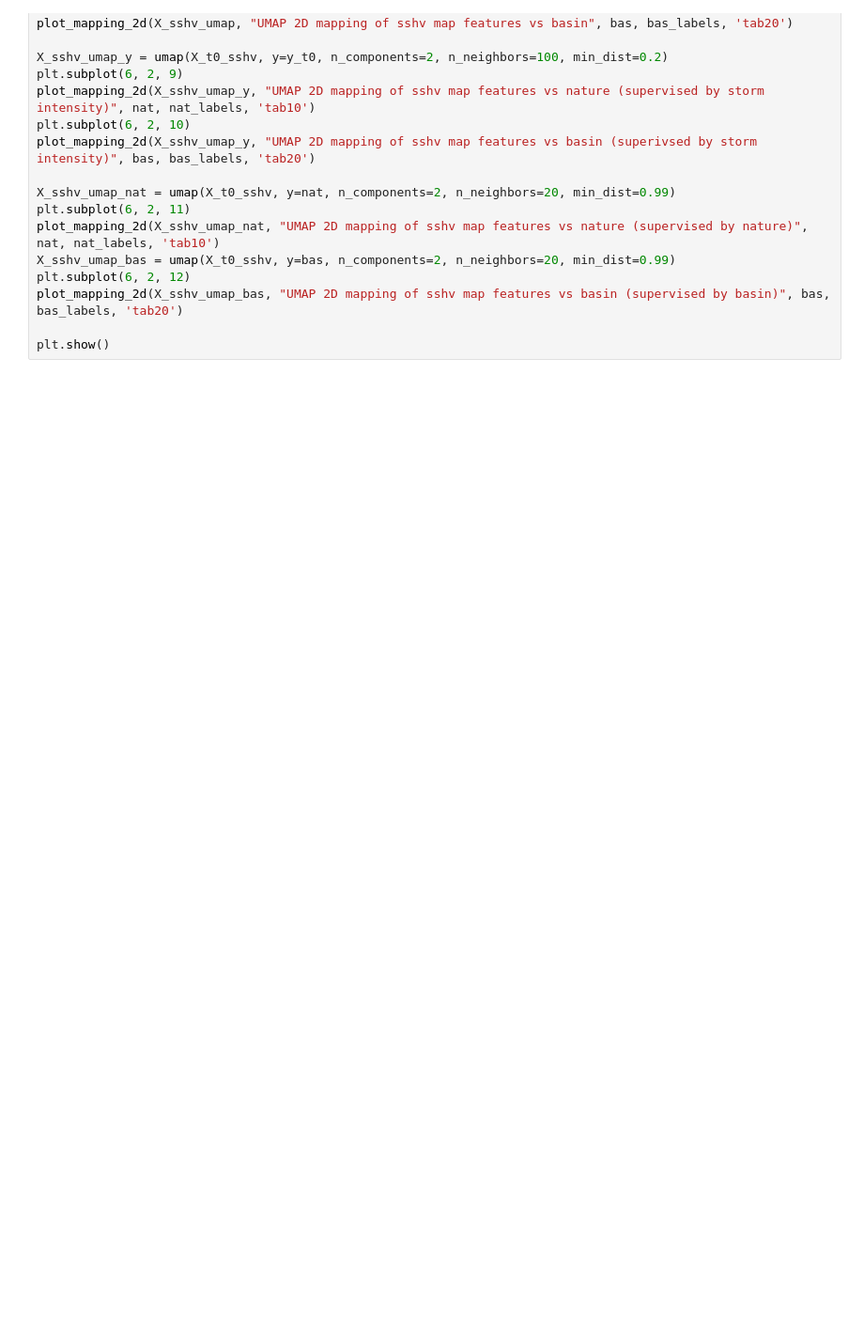
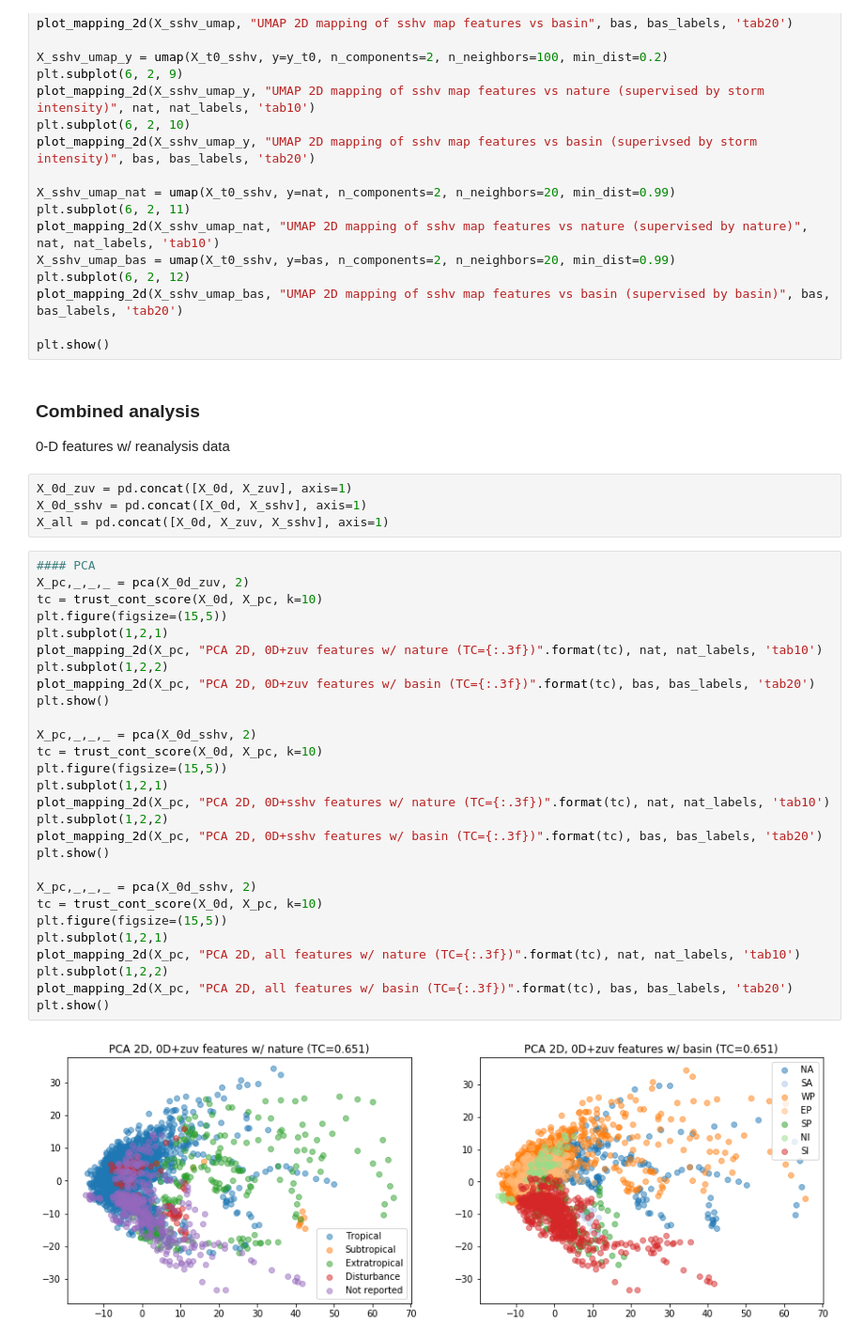
Before and after one commit to bgroenks96/csci-5622-project, a Jupyter notebook: storm_forecast/dr_experiments.ipynb, the cells around one changed output. Shown at 94% size. Cells and saved outputs as stored; diff of their text form; blank space fills up the shorter version.

```diff
--- a/storm_forecast/dr_experiments.ipynb
+++ b/storm_forecast/dr_experiments.ipynb
@@ -571,3 +572,41 @@ plt.subplot(6, 2, 12)
 plot_mapping_2d(X_sshv_umap_bas, "UMAP 2D mapping of sshv map features vs basin (supervised by basin)", bas, bas_labels, 'tab20')
 
 plt.show()
+# %% [markdown]
+### Combined analysis
+
+0-D features w/ reanalysis data
+# %%
+X_0d_zuv = pd.concat([X_0d, X_zuv], axis=1)
+X_0d_sshv = pd.concat([X_0d, X_sshv], axis=1)
+X_all = pd.concat([X_0d, X_zuv, X_sshv], axis=1)
+# %%
+#### PCA
+X_pc,_,_,_ = pca(X_0d_zuv, 2)
+tc = trust_cont_score(X_0d, X_pc, k=10)
+plt.figure(figsize=(15,5))
+plt.subplot(1,2,1)
+plot_mapping_2d(X_pc, "PCA 2D, 0D+zuv features w/ nature (TC={:.3f})".format(tc), nat, nat_labels, 'tab10')
+plt.subplot(1,2,2)
+plot_mapping_2d(X_pc, "PCA 2D, 0D+zuv features w/ basin (TC={:.3f})".format(tc), bas, bas_labels, 'tab20')
+plt.show()
+
+X_pc,_,_,_ = pca(X_0d_sshv, 2)
+tc = trust_cont_score(X_0d, X_pc, k=10)
+plt.figure(figsize=(15,5))
+plt.subplot(1,2,1)
+plot_mapping_2d(X_pc, "PCA 2D, 0D+sshv features w/ nature (TC={:.3f})".format(tc), nat, nat_labels, 'tab10')
+plt.subplot(1,2,2)
+plot_mapping_2d(X_pc, "PCA 2D, 0D+sshv features w/ basin (TC={:.3f})".format(tc), bas, bas_labels, 'tab20')
+plt.show()
+
+X_pc,_,_,_ = pca(X_0d_sshv, 2)
+tc = trust_cont_score(X_0d, X_pc, k=10)
+plt.figure(figsize=(15,5))
+plt.subplot(1,2,1)
+plot_mapping_2d(X_pc, "PCA 2D, all features w/ nature (TC={:.3f})".format(tc), nat, nat_labels, 'tab10')
+plt.subplot(1,2,2)
+plot_mapping_2d(X_pc, "PCA 2D, all features w/ basin (TC={:.3f})".format(tc), bas, bas_labels, 'tab20')
+plt.show()
+# %% [output]
+[figure, added]
```
Also changed, not shown: parts of 15 cells of this notebook.
